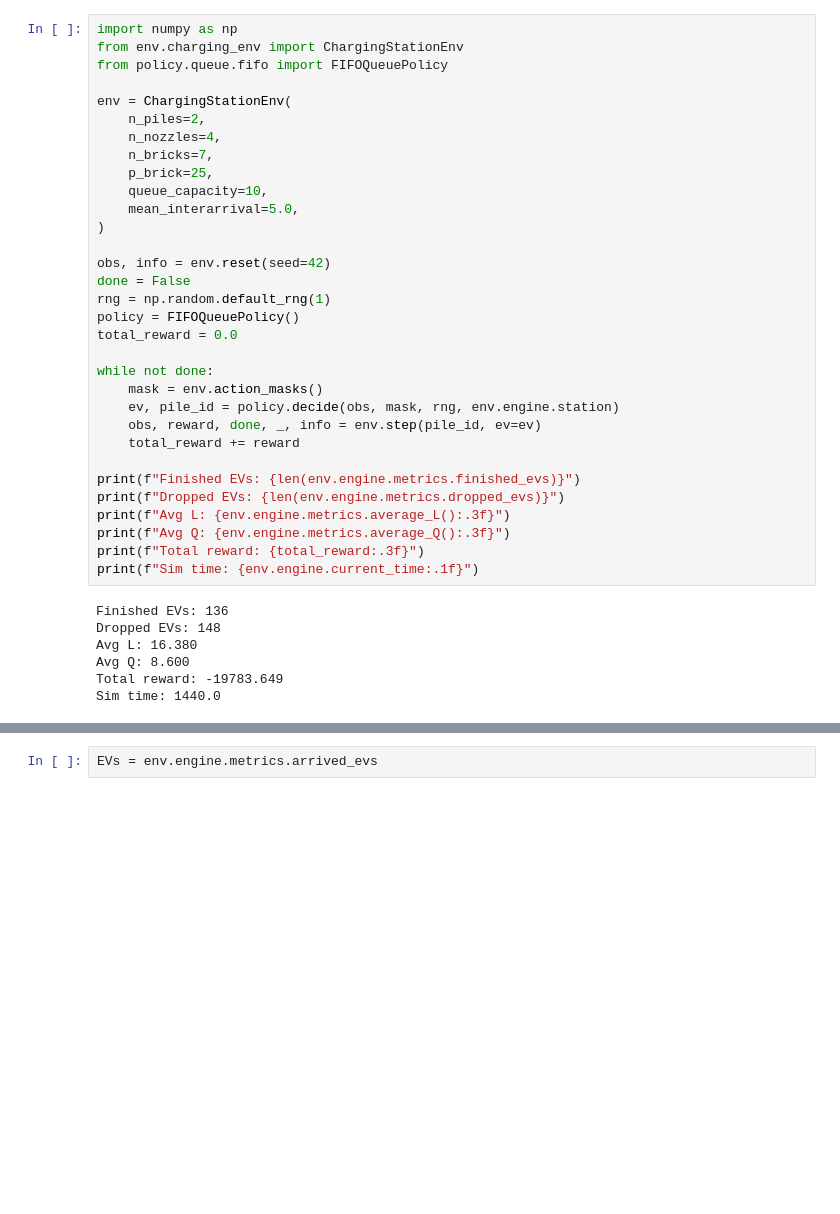
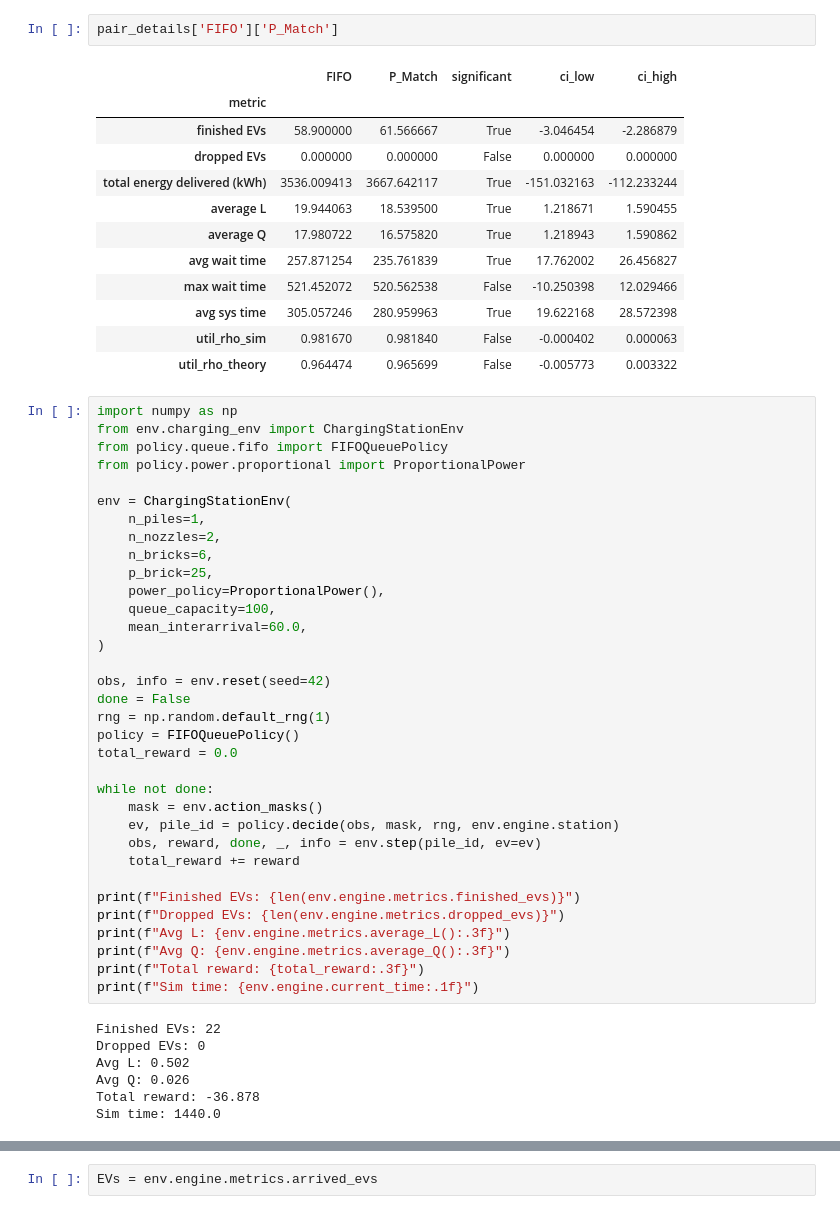
Before and after one commit to saneiimo/ChargingStationQueueing, a Jupyter notebook: main.ipynb, the cells around one changed output, grey strips where cells are left out. Saved outputs shown, nothing was run; the diff lists cells and outputs as text; blank space fills up the shorter version.

Commit message:
Wire queue_policy and StaticPower into the scenario analysis notebook.

```diff
--- a/main.ipynb
+++ b/main.ipynb
@@ -48,15 +110,32 @@ summary
+# %%
+pair_details['FIFO']['P_Match']
+# %% [output]
+|  | FIFO | P_Match | significant | ci_low | ci_high |
+| metric |  |  |  |  |  |
+| finished EVs | 58.900000 | 61.566667 | True | -3.046454 | -2.286879 |
+| dropped EVs | 0.000000 | 0.000000 | False | 0.000000 | 0.000000 |
+| total energy delivered (kWh) | 3536.009413 | 3667.642117 | True | -151.032163 | -112.233244 |
+| average L | 19.944063 | 18.539500 | True | 1.218671 | 1.590455 |
+| average Q | 17.980722 | 16.575820 | True | 1.218943 | 1.590862 |
+| avg wait time | 257.871254 | 235.761839 | True | 17.762002 | 26.456827 |
+| max wait time | 521.452072 | 520.562538 | False | -10.250398 | 12.029466 |
+| avg sys time | 305.057246 | 280.959963 | True | 19.622168 | 28.572398 |
+| util_rho_sim | 0.981670 | 0.981840 | False | -0.000402 | 0.000063 |
+| util_rho_theory | 0.964474 | 0.965699 | False | -0.005773 | 0.003322 |
 # %%
 import numpy as np
 from env.charging_env import ChargingStationEnv
 from policy.queue.fifo import FIFOQueuePolicy
+from policy.power.proportional import ProportionalPower
 
 env = ChargingStationEnv(
-    n_piles=2,
-    n_nozzles=4,
-    n_bricks=7,
+    n_piles=1,
+    n_nozzles=2,
+    n_bricks=6,
     p_brick=25,
-    queue_capacity=10,
-    mean_interarrival=5.0,
+    power_policy=ProportionalPower(),
+    queue_capacity=100,
+    mean_interarrival=60.0,
 )
 
 obs, info = env.reset(seed=42)
@@ -78,11 +157,11 @@ print(f"Avg Q: {env.engine.metrics.average_Q():.3f}")
 print(f"Total reward: {total_reward:.3f}")
 print(f"Sim time: {env.engine.current_time:.1f}")
 # %% [output]
-Finished EVs: 136
-Dropped EVs: 148
-Avg L: 16.380
-Avg Q: 8.600
-Total reward: -19783.649
+Finished EVs: 22
+Dropped EVs: 0
+Avg L: 0.502
+Avg Q: 0.026
+Total reward: -36.878
 Sim time: 1440.0
 # %%
 from metrics.validate import validate_episode, report_queueing_laws
```
Also changed, not shown: parts of 8 cells of this notebook.
